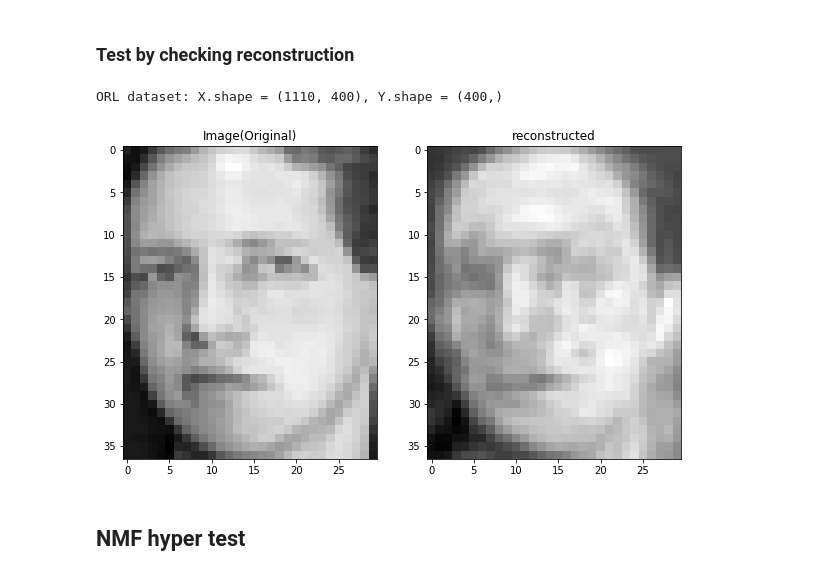
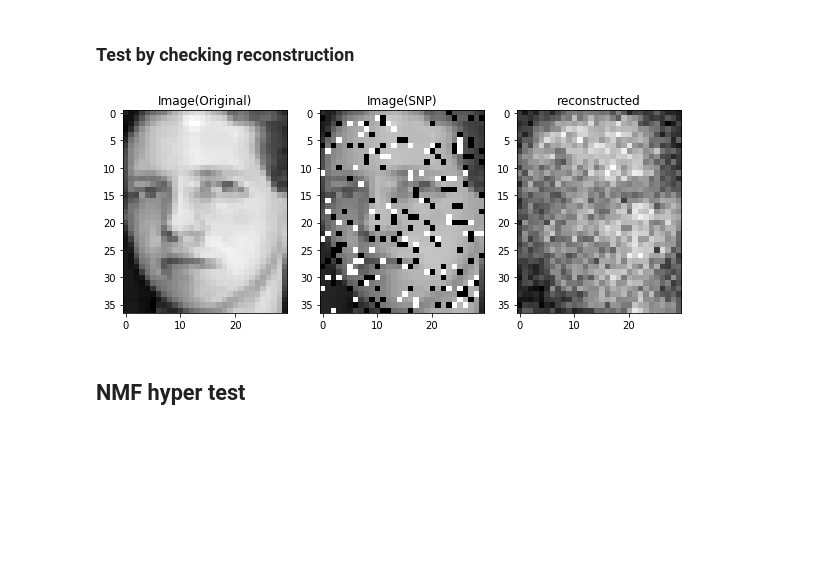
Before and after one commit to Dovermore/COMP5328NMF, a Jupyter notebook: src/nmf_test.ipynb, the cells around one changed output. Cells and saved outputs as stored; diff of their text form; code cells hidden in the pictures; blank space fills up the shorter version.

```diff
--- a/src/nmf_test.ipynb
+++ b/src/nmf_test.ipynb
@@ -43,39 +58,37 @@ def fit(n, d, n_components, max_iter, verbose):
     nmf_l2.fit(X[:d, :n])
 # %% [markdown]
 ### Test by checking reconstruction
-# %%
-X, Y = load_data(root='data/ORL', reduce=3)
-print('ORL dataset: X.shape = {}, Y.shape = {}'.format(X.shape, Y.shape))
-
-n_components = 50
-max_iter = 1000
-verbose = 0
-
-nmf_l2 = NmfL2Estimator(n_components, max_iter=max_iter, verbose=verbose)
-nmf_l2.fit(X)
-D = nmf_l2.D
-R = nmf_l2.R
-X_pred = D @ R
-# %% [output]
-ORL dataset: X.shape = (1110, 400), Y.shape = (400,)
+# %%
+n_components = 30
+max_iter = 1000
+verbose = 0
+
+nmf_l2 = NmfL2Estimator(n_components, max_iter=max_iter, verbose=verbose)
+H = nmf_l2.fit_transform(X_snp)
+W = nmf_l2.components_
+X_pred = W @ H
 # %%
 # Plot result.
 import matplotlib.pyplot as plt
 img_size = [i//3 for i in (92, 112)] # ORL
 ind = 2 # index of demo image.
 img = X[:, ind]
+img_snp = X_snp[:, ind]
 img_pred = X_pred[:, ind]
 
 plt.figure(figsize=(10,6))
-plt.subplot(121)
+plt.subplot(131)
 plt.imshow(img.reshape(img_size[1],img_size[0]), cmap=plt.cm.gray)
 plt.title('Image(Original)')
-plt.subplot(122)
+plt.subplot(132)
+plt.imshow(img_snp.reshape(img_size[1],img_size[0]), cmap=plt.cm.gray)
+plt.title('Image(SNP)')
+plt.subplot(133)
 plt.imshow(img_pred.reshape(img_size[1],img_size[0]), cmap=plt.cm.gray)
 plt.title('reconstructed')
 plt.show()
 # %% [output]
-[figure, old version]
+[figure, new version]
 # %% [markdown]
 ## NMF hyper test
 # %%
```
Also changed, not shown: parts of 8 cells of this notebook.
